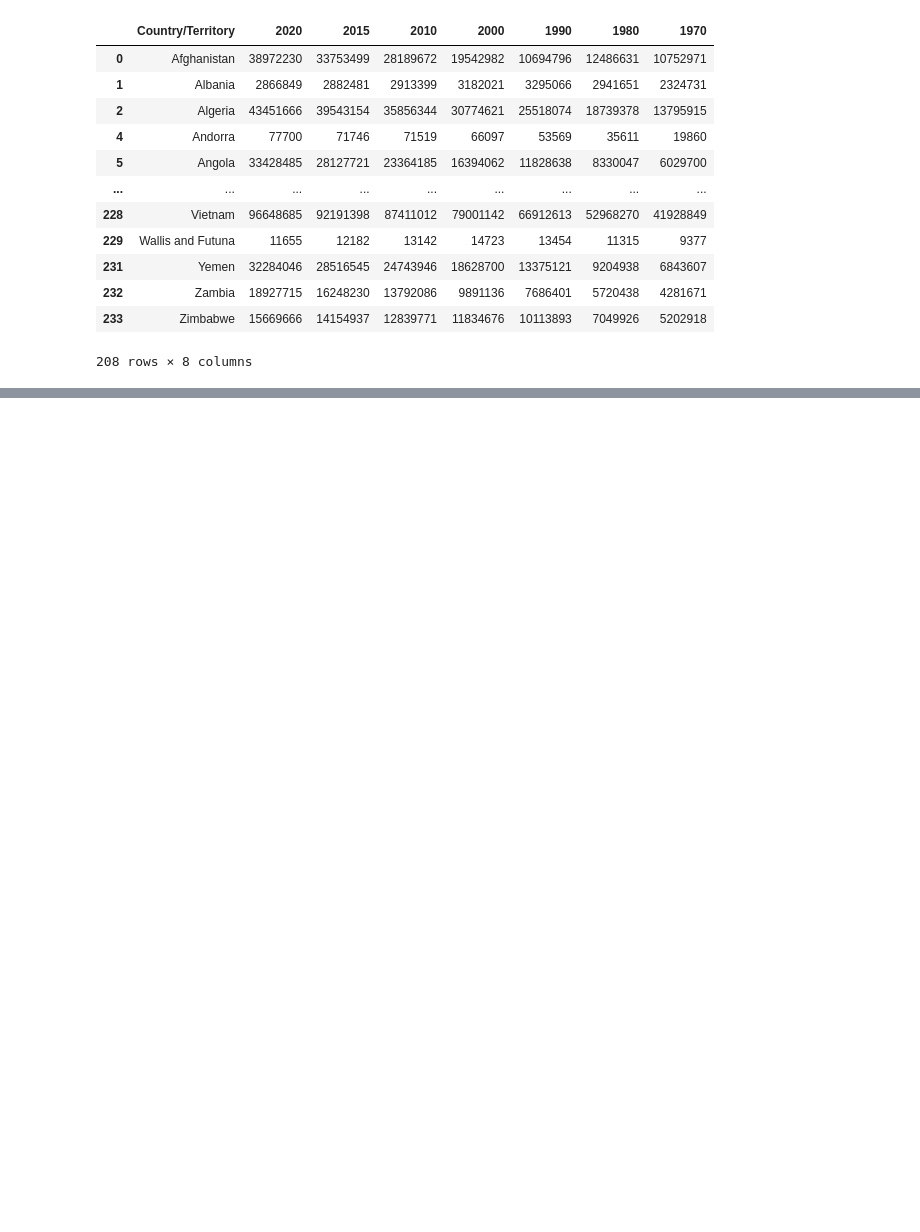
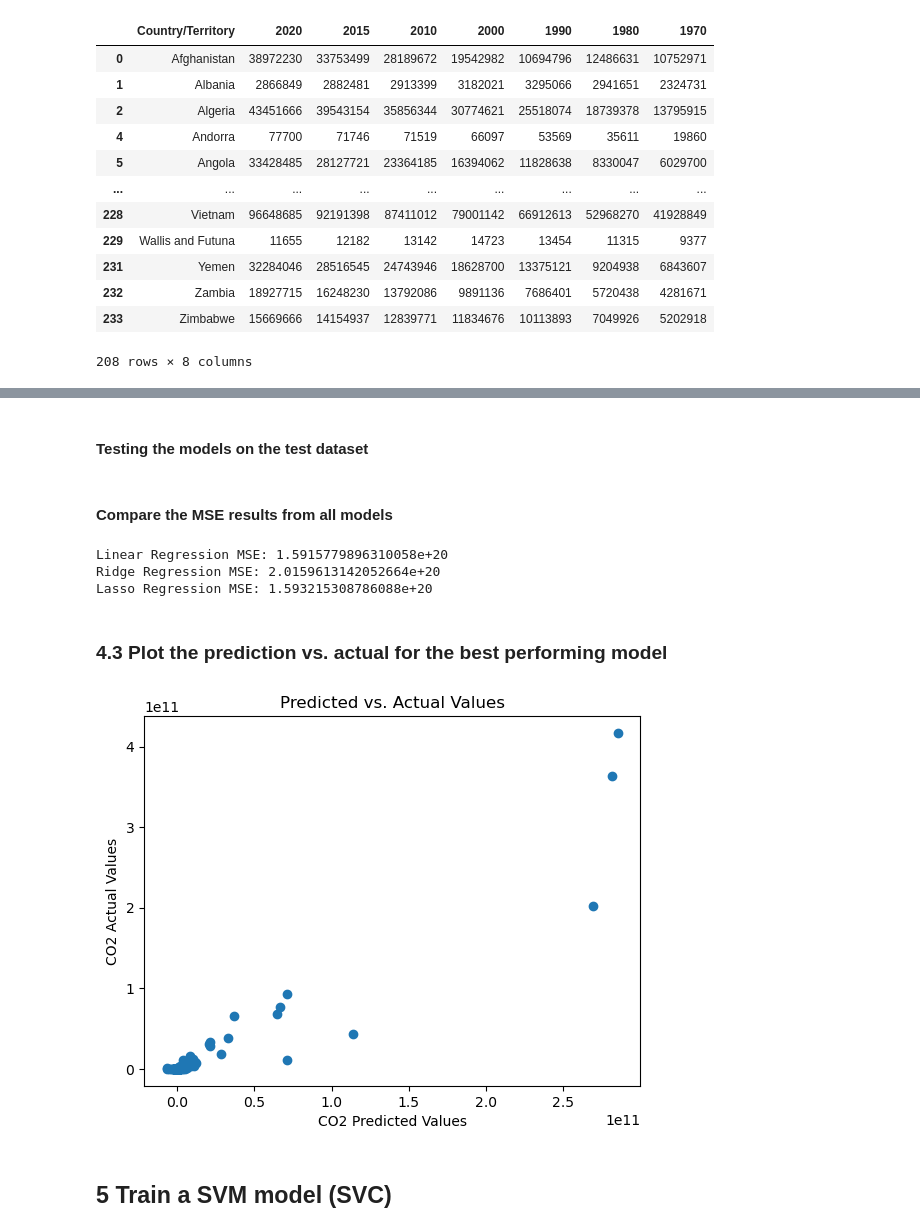
Before and after one commit to Nelius1k/Regression-Model, a Jupyter notebook: co2-Emissions.ipynb, the cells around one changed output, grey strips where cells are left out. Saved outputs shown, nothing was run; the diff lists cells and outputs as text; code cells hidden in the pictures; blank space fills up the shorter version.

Commit message:
implemented linear regression

```diff
--- a/co2-Emissions.ipynb
+++ b/co2-Emissions.ipynb
@@ -370,0 +314,20 @@ dtype: int64
+# %%
+import scipy
+
+
+# Fit and transform the data using the preprocessing pipeline
+df_prepared = preprocessing.fit_transform(df1_clean)
+
+# If the output is a sparse matrix, convert it to a dense array
+if isinstance(df_prepared, scipy.sparse.csr_matrix):
+    df_prepared = df_prepared.toarray()
+
+# Retrieve the output feature names from the column transformer
+feature_names = preprocessing.get_feature_names_out()
+
+# Convert the transformed data back into a pandas DataFrame
+df_prepared = pd.DataFrame(data=df_prepared, columns=feature_names)
+
+print(df_prepared.shape)
+
+df_prepared.columns
@@ -370,0 +348,7 @@ dtype: int64
+# %%
+from sklearn.model_selection import train_test_split
+
+X = df_prepared.drop(["remainder__CO2 emission (Tons)"], axis=1)
+y = df_prepared["remainder__CO2 emission (Tons)"]
+
+X_train, X_test, y_train, y_test = train_test_split(X, y, test_size=0.2, random_state=42)
@@ -370,0 +359,6 @@ dtype: int64
+# %%
+from sklearn.linear_model import LinearRegression
+
+lr_model = LinearRegression()
+
+lr_model.fit(X_train,y_train)
@@ -370,0 +393,2 @@ dtype: int64
+# %% [markdown]
+#### Testing the models on the test dataset
@@ -370,0 +400,26 @@ dtype: int64
+# %% [markdown]
+#### Compare the MSE results from all models
+# %%
+print(f'Linear Regression MSE: {lr_mse}')
+print(f'Ridge Regression MSE: {ridge_mse}')
+print(f'Lasso Regression MSE: {lasso_mse}')
+# %% [output]
+Linear Regression MSE: 1.5915779896310058e+20
+Ridge Regression MSE: 2.0159613142052664e+20
+Lasso Regression MSE: 1.593215308786088e+20
+# %% [markdown]
+### 4.3 Plot the prediction vs. actual for the best performing model
+# %%
+import matplotlib.pyplot as plt
+
+# Assuming 'model' is your trained linear regression model
+lr_y_predict = lr_model.predict(X_test)  # X is your feature data
+plt.scatter(lr_y_predict, y_test)  # y is your actual target values
+plt.xlabel("CO2 Predicted Values")
+plt.ylabel("CO2 Actual Values")
+plt.title("Predicted vs. Actual Values")
+plt.show()
+# %% [output]
+[figure, added]
+# %% [markdown]
+## 5 Train a SVM model (SVC)
```
Also changed, not shown: parts of 45 cells of this notebook.
